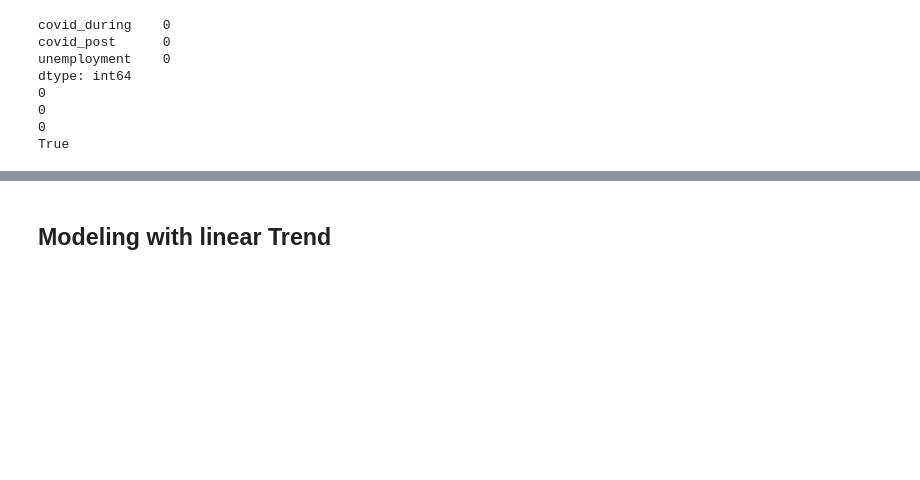
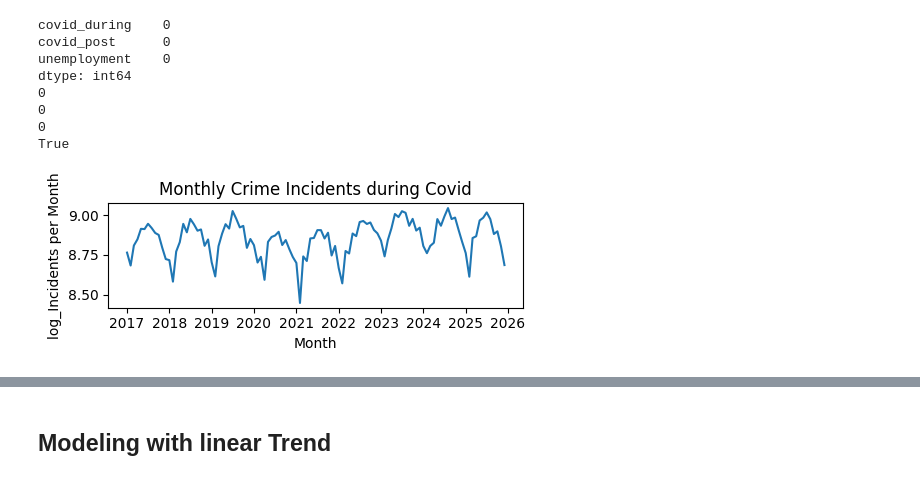
Before and after one commit to garrettpinkston2015/531_Time_Series, a Jupyter notebook: SARIMAX_covid_unemploy.ipynb, the cells around one changed output, grey strips where cells are left out. Saved outputs shown, nothing was run; the diff lists cells and outputs as text; code cells hidden in the pictures; blank space fills up the shorter version.

```diff
--- a/SARIMAX_covid_unemploy.ipynb
+++ b/SARIMAX_covid_unemploy.ipynb
@@ -46,6 +47,9 @@ crime['Month'] = crime['incident_occurred_at'].dt.to_period('M')
 crime_monthly = crime.groupby('Month').size().reset_index(name='Incidents')
 crime_monthly['Month'] = crime_monthly['Month'].dt.to_timestamp()
 crime_monthly = crime_monthly[crime_monthly['Month'].dt.year >= 2017]
+
+# log transform crime
+crime_monthly['log_Incidents'] = np.log(crime_monthly['Incidents'])
 # %% [markdown]
 Unemployment data cleaning.
 # %%
@@ -105,3 +110,16 @@ dtype: int64
 0
 0
 True
+# %%
+#| fig-cap: "Time plot of log_Incidents per Month"
+
+# Plot
+plt.figure(figsize=(5, 2))
+plt.title("Monthly Crime Incidents during Covid")
+plt.plot(crime_monthly['Month'], crime_monthly['log_Incidents'], '-')
+plt.xlabel('Month')
+plt.ylabel('log_Incidents per Month')
+plt.tight_layout()
+plt.show()
+# %% [output]
+[figure, added]
```
Also changed, not shown: parts of 86 cells of this notebook.
